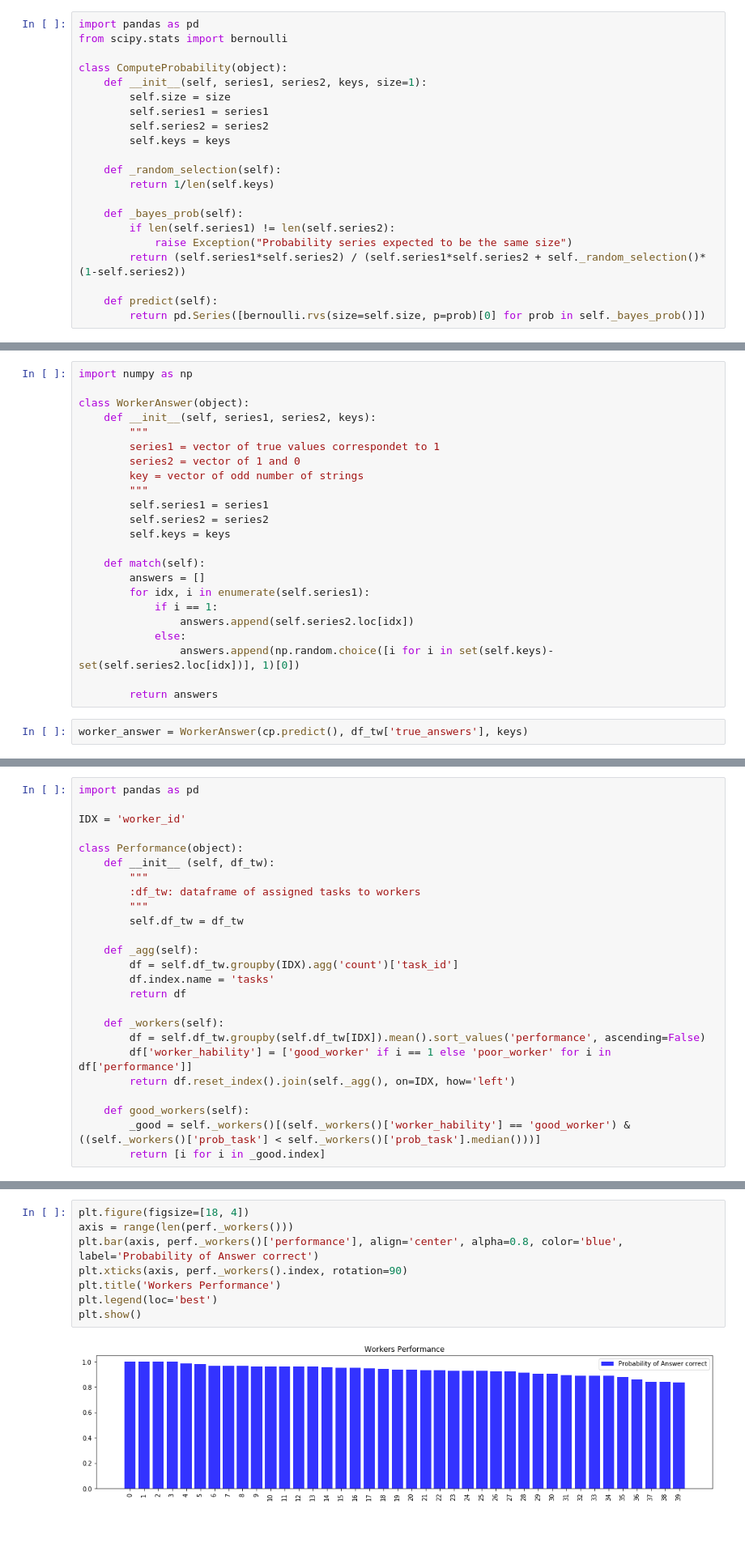
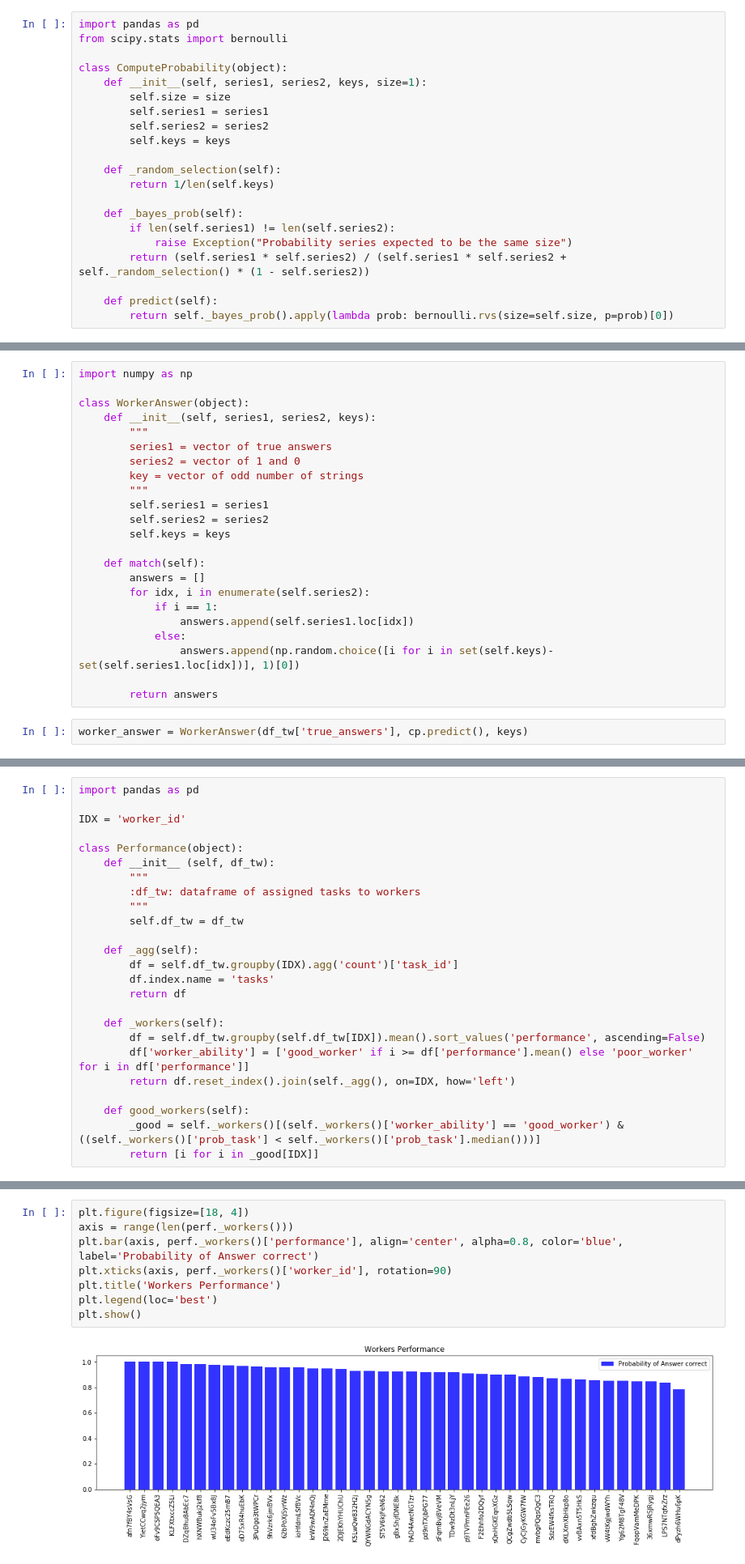
Before and after one commit to MaastrichtU-IDS/crowdsourcing-experiments, a Jupyter notebook: notebooks/Crowded Methodology.ipynb, the cells around one changed output, grey strips where cells are left out. Shown: that part at 81% size. Cells and saved outputs as stored; diff of their text form; blank space fills up the shorter version.

```diff
--- a/notebooks/Crowded Methodology.ipynb
+++ b/notebooks/Crowded Methodology.ipynb
@@ -311,9 +310,9 @@ class ComputeProbability(object):
     def _bayes_prob(self):
         if len(self.series1) != len(self.series2):
             raise Exception("Probability series expected to be the same size")
-        return (self.series1*self.series2) / (self.series1*self.series2 + self._random_selection()*(1-self.series2))
+        return (self.series1 * self.series2) / (self.series1 * self.series2 + self._random_selection() * (1 - self.series2))
 
     def predict(self):
-        return pd.Series([bernoulli.rvs(size=self.size, p=prob)[0] for prob in self._bayes_prob()])
+        return self._bayes_prob().apply(lambda prob: bernoulli.rvs(size=self.size, p=prob)[0])
 # %%
 cp = ComputeProbability(df_tw['prob_task'], df_tw['prob_worker'], keys)
@@ -327,7 +322,7 @@ import numpy as np
 class WorkerAnswer(object):
     def __init__(self, series1, series2, keys):
         """
-        series1 = vector of true values correspondet to 1
+        series1 = vector of true answers
         series2 = vector of 1 and 0
         key = vector of odd number of strings
         """
@@ -337,15 +332,15 @@ class WorkerAnswer(object):
 
     def match(self):
         answers = []
-        for idx, i in enumerate(self.series1):
+        for idx, i in enumerate(self.series2):
             if i == 1:
-                answers.append(self.series2.loc[idx])
+                answers.append(self.series1.loc[idx])
             else:
-                answers.append(np.random.choice([i for i in set(self.keys)-set(self.series2.loc[idx])], 1)[0])
+                answers.append(np.random.choice([i for i in set(self.keys)-set(self.series1.loc[idx])], 1)[0])
 
         return answers
 # %%
-worker_answer = WorkerAnswer(cp.predict(), df_tw['true_answers'], keys)
+worker_answer = WorkerAnswer(df_tw['true_answers'], cp.predict(), keys)
 # %%
 df_tw['worker_answers'] = worker_answer.match()
 # %%
@@ -512,11 +507,11 @@ class Performance(object):
 
     def _workers(self):
         df = self.df_tw.groupby(self.df_tw[IDX]).mean().sort_values('performance', ascending=False)
-        df['worker_hability'] = ['good_worker' if i == 1 else 'poor_worker' for i in df['performance']]
+        df['worker_ability'] = ['good_worker' if i >= df['performance'].mean() else 'poor_worker' for i in df['performance']]
         return df.reset_index().join(self._agg(), on=IDX, how='left')
 
     def good_workers(self):
-        _good = self._workers()[(self._workers()['worker_hability'] == 'good_worker') & ((self._workers()['prob_task'] < self._workers()['prob_task'].median()))]
-        return [i for i in _good.index]
+        _good = self._workers()[(self._workers()['worker_ability'] == 'good_worker') & ((self._workers()['prob_task'] < self._workers()['prob_task'].median()))]
+        return [i for i in _good[IDX]]
 # %%
 perf = Performance(df_tw)
@@ -557,13 +552,13 @@ sns.kdeplot(perf._workers()['performance'], perf._workers()['prob_worker'], cmap
 # %%
 plt.figure(figsize=[18, 4])
 axis = range(len(perf._workers()))
 plt.bar(axis, perf._workers()['performance'], align='center', alpha=0.8, color='blue', label='Probability of Answer correct')
-plt.xticks(axis, perf._workers().index, rotation=90)
+plt.xticks(axis, perf._workers()['worker_id'], rotation=90)
 plt.title('Workers Performance')
 plt.legend(loc='best')
 plt.show()
 # %% [output]
-[figure, old version]
+[figure, new version]
 # %%
 perf._workers().describe()
 # %% [output]
```
Also changed, not shown: parts of 43 cells of this notebook, 1 other file.
